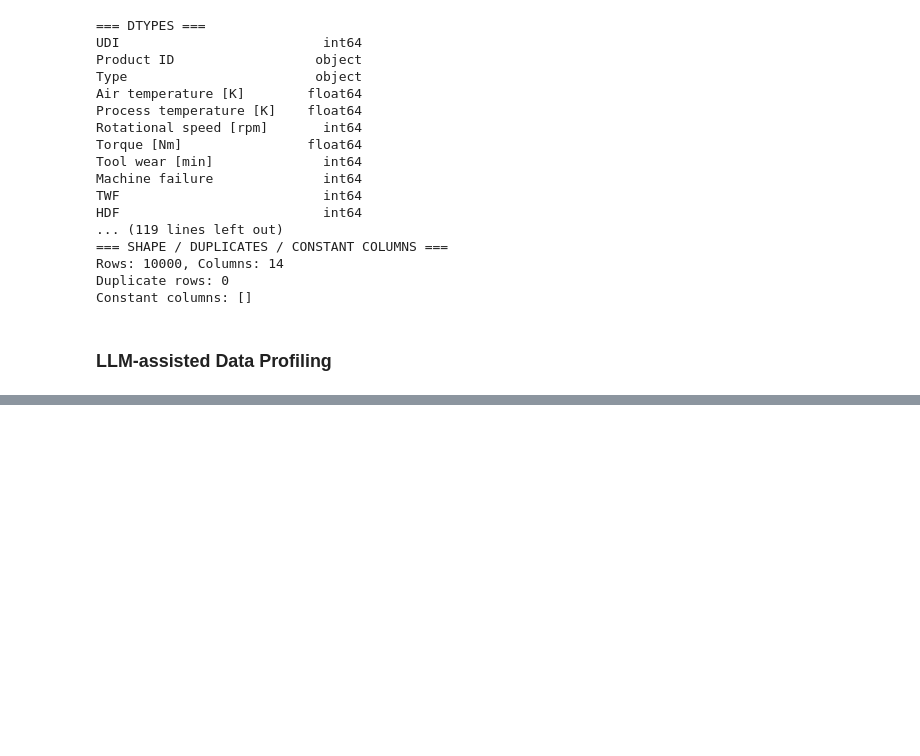
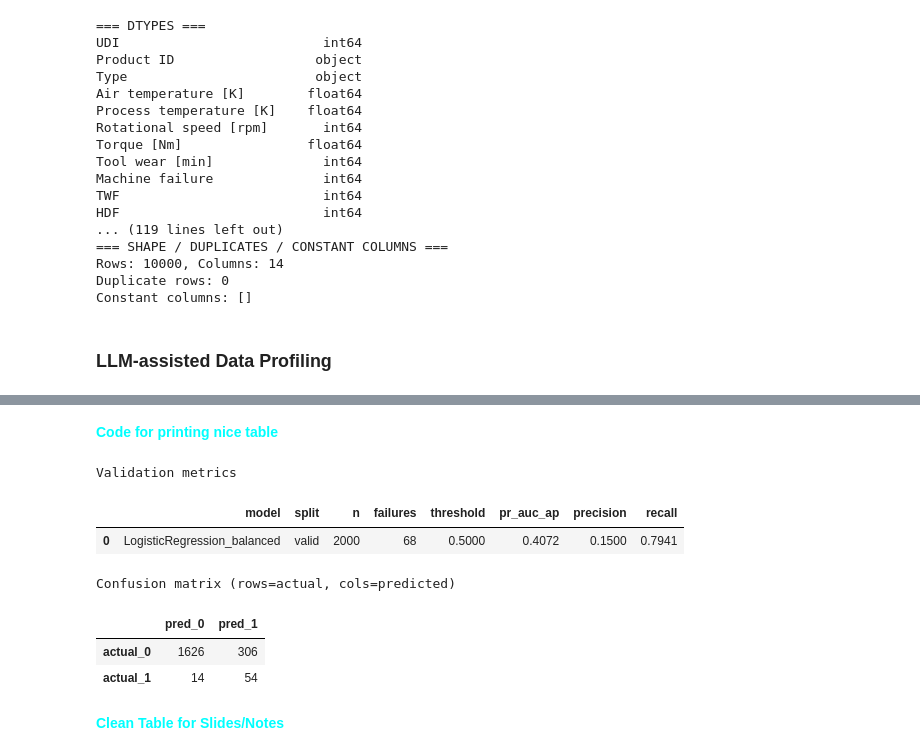
Before and after one commit to RoyTng/ADALL-Project, a Jupyter notebook: My_ADALL_Project.ipynb, the cells around one changed output, grey strips where cells are left out. Drawn from its saved outputs; the diff is of its cells as text; code cells hidden in the pictures; blank space fills up the shorter version.

```diff
--- a/My_ADALL_Project.ipynb
+++ b/My_ADALL_Project.ipynb
@@ -284,0 +846,33 @@ Type vs Product ID: Potential redundancy because product identifiers can implici
+# %% [markdown]
+<font color=cyan> **Code for printing nice table**
+# %%
+import pandas as pd
+
+def pretty_print_tables(metrics_df, cm_df):
+    # Make pandas show full width nicely in Colab
+    pd.set_option("display.max_columns", 50)
+    pd.set_option("display.width", 120)
+
+    # Format numbers
+    metrics_show = metrics_df.copy()
+    float_cols = [c for c in metrics_show.columns if metrics_show[c].dtype.kind == "f"]
+    for c in float_cols:
+        metrics_show[c] = metrics_show[c].map(lambda x: f"{x:.4f}")
+
+    print("Validation metrics")
+    display(metrics_show)
+
+    print("\nConfusion matrix (rows=actual, cols=predicted)")
+    display(cm_df)
+# %%
+pretty_print_tables(metrics_df, cm_df)
+# %% [output]
+Validation metrics
+|  | model | split | n | failures | threshold | pr_auc_ap | precision | recall |
+| 0 | LogisticRegression_balanced | valid | 2000 | 68 | 0.5000 | 0.4072 | 0.1500 | 0.7941 |
+Confusion matrix (rows=actual, cols=predicted)
+|  | pred_0 | pred_1 |
+| actual_0 | 1626 | 306 |
+| actual_1 | 14 | 54 |
+# %% [markdown]
+<font color=cyan> **Clean Table for Slides/Notes**
```
Also changed, not shown: parts of 52 cells of this notebook.
